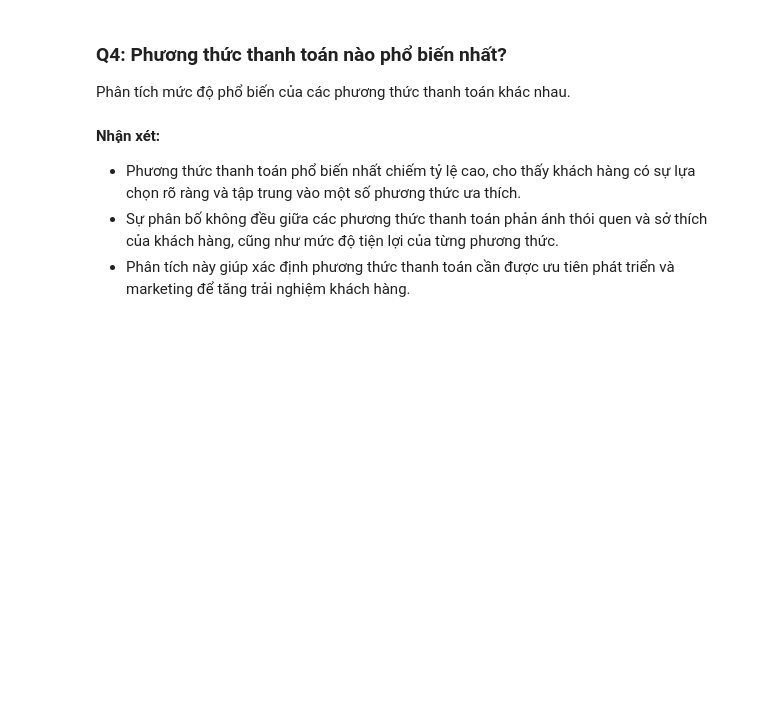
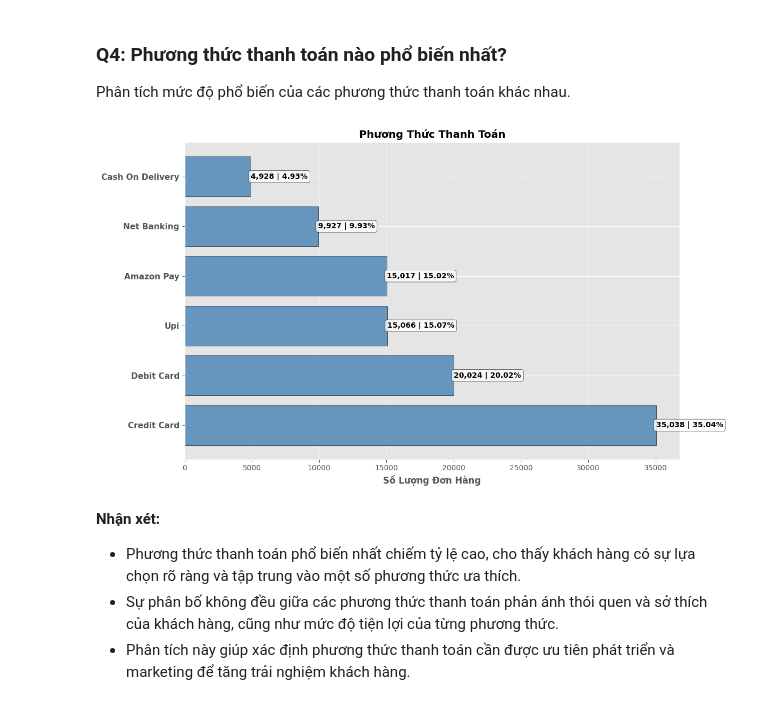
Before and after one commit to khoa2795/Final-Project, a Jupyter notebook: 02_EDA_and_Visualization.ipynb, the cells around one changed output. Saved outputs shown, nothing was run; the diff lists cells and outputs as text; code cells hidden in the pictures; blank space fills up the shorter version.

```diff
--- a/02_EDA_and_Visualization.ipynb
+++ b/02_EDA_and_Visualization.ipynb
@@ -127,6 +187,43 @@ plt.show()
 ### Q4: Phương thức thanh toán nào phổ biến nhất?
 
 Phân tích mức độ phổ biến của các phương thức thanh toán khác nhau.
+# %%
+payment_counts = df["PaymentMethod"].value_counts()
+total = payment_counts.sum()
+
+fig, ax = plt.subplots(figsize=(12, 7))
+bars = ax.barh(
+    range(len(payment_counts)),
+    payment_counts.values,
+    color="steelblue",
+    edgecolor="black",
+    alpha=0.8,
+)
+ax.set_yticks(range(len(payment_counts)))
+ax.set_yticklabels(payment_counts.index, fontweight="bold", fontsize=11)
+ax.set_xlabel("Số Lượng Đơn Hàng", fontweight="bold", fontsize=12)
+ax.set_title("Phương Thức Thanh Toán", fontweight="bold", fontsize=14)
+ax.grid(True, alpha=0.3, axis="x")
+
+# Thêm annotations với count và percentage
+for i, (idx, count) in enumerate(payment_counts.items()):
+    percentage = (count / total) * 100
+    value = f"{count:,} | {percentage:.2f}%"
+    ax.text(
+        count,
+        i,
+        value,
+        ha="left",
+        va="center",
+        bbox=dict(facecolor="white", edgecolor="black", boxstyle="round", alpha=0.8),
+        fontweight="bold",
+        fontsize=10,
+    )
+
+plt.tight_layout()
+plt.show()
+# %% [output]
+[figure, added]
 # %% [markdown]
 **Nhận xét:**
 - Phương thức thanh toán phổ biến nhất chiếm tỷ lệ cao, cho thấy khách hàng có sự lựa chọn rõ ràng và tập trung vào một số phương thức ưa thích.
```
Also changed, not shown: parts of 37 cells of this notebook.
